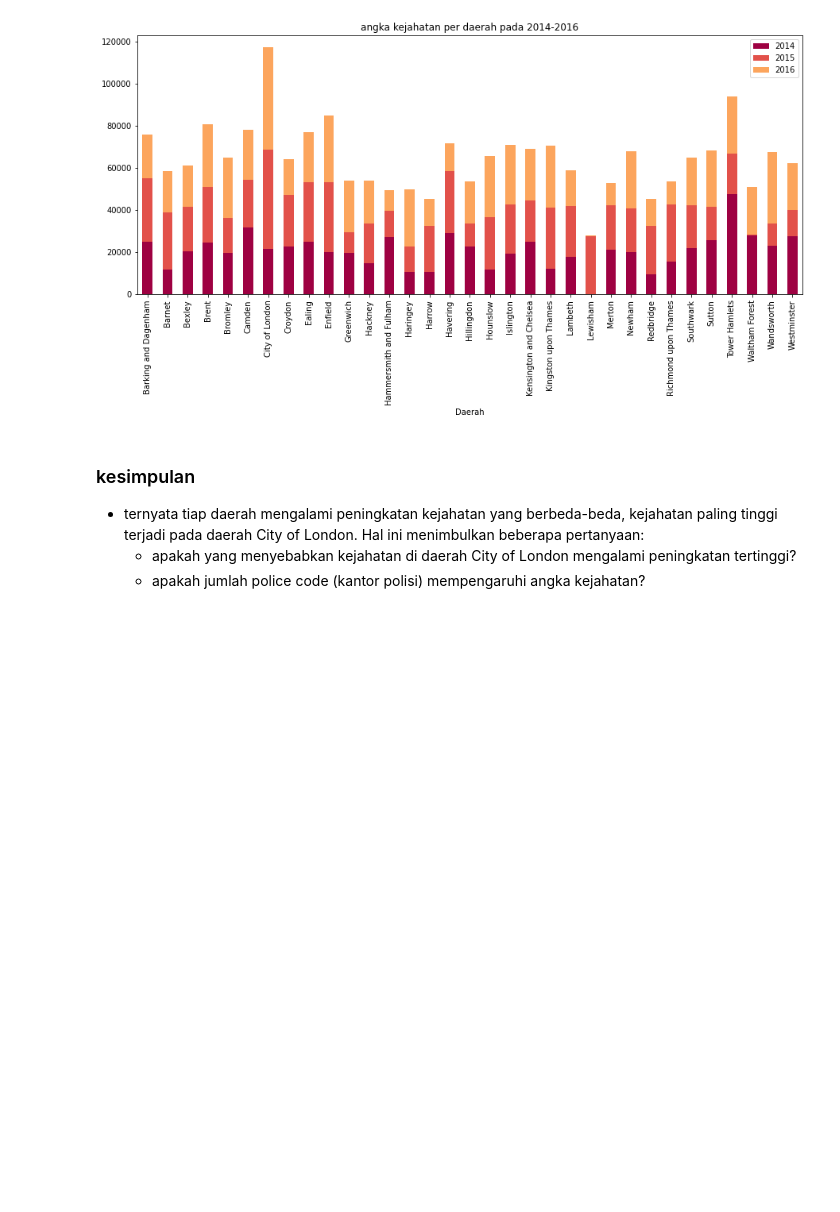
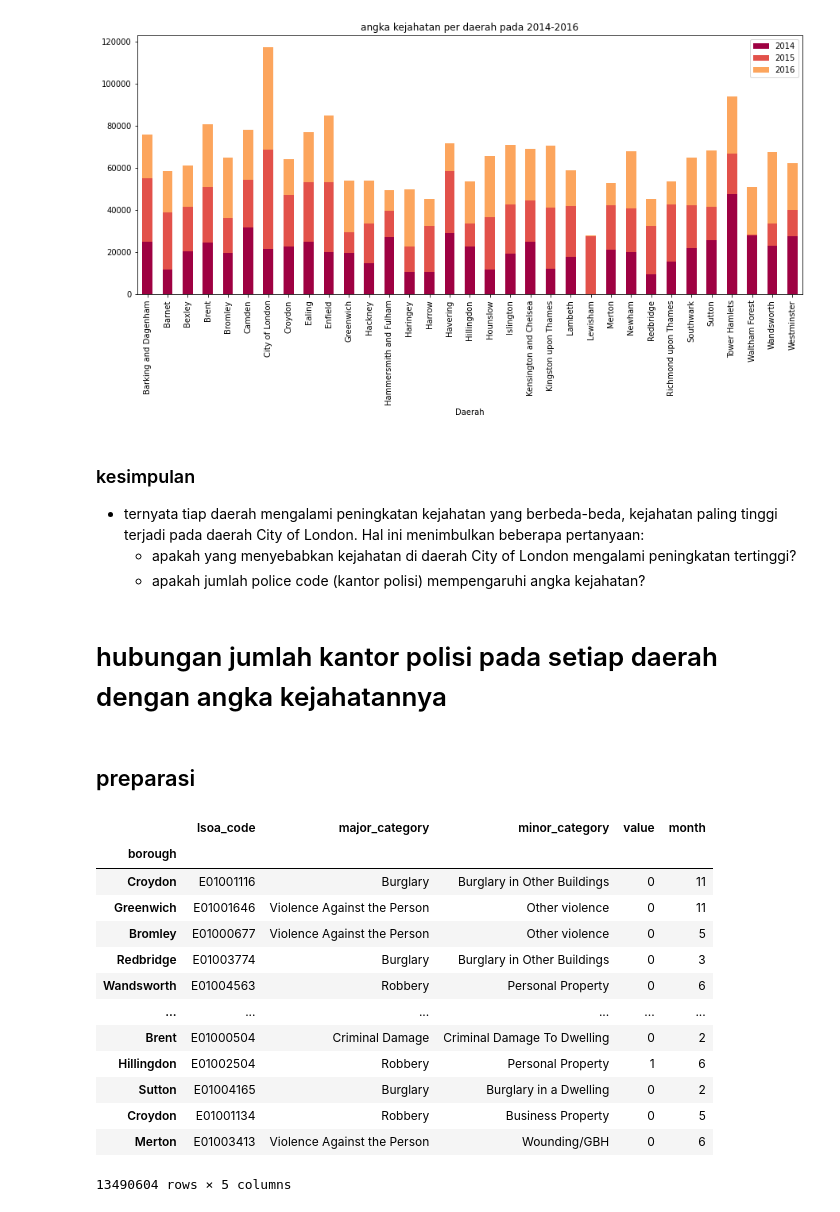
Before and after one commit to ainajefelina/Studi-Independen, a Jupyter notebook: Assignment 1/Percobaan 3/bismillah.ipynb, the cells around one changed output. Drawn from its saved outputs; the diff is of its cells as text; code cells hidden in the pictures; blank space fills up the shorter version.

```diff
--- a/Assignment 1/Percobaan 3/bismillah.ipynb
+++ b/Assignment 1/Percobaan 3/bismillah.ipynb
@@ -377,3 +378,25 @@ plt.show()
 - ternyata tiap daerah mengalami peningkatan kejahatan yang berbeda-beda, kejahatan paling tinggi terjadi pada daerah City of London. Hal ini menimbulkan beberapa pertanyaan:
     - apakah yang menyebabkan kejahatan di daerah City of London mengalami peningkatan tertinggi?
     - apakah jumlah police code (kantor polisi) mempengaruhi angka kejahatan?
+# %% [markdown]
+# hubungan jumlah kantor polisi pada setiap daerah dengan angka kejahatannya
+# %% [markdown]
+## preparasi
+# %%
+df_crime_london.set_index('borough', inplace=True)
+df_crime_london
+# %% [output]
+|  | lsoa_code | major_category | minor_category | value | month |
+| borough |  |  |  |  |  |
+| Croydon | E01001116 | Burglary | Burglary in Other Buildings | 0 | 11 |
+| Greenwich | E01001646 | Violence Against the Person | Other violence | 0 | 11 |
+| Bromley | E01000677 | Violence Against the Person | Other violence | 0 | 5 |
+| Redbridge | E01003774 | Burglary | Burglary in Other Buildings | 0 | 3 |
+| Wandsworth | E01004563 | Robbery | Personal Property | 0 | 6 |
+| ... | ... | ... | ... | ... | ... |
+| Brent | E01000504 | Criminal Damage | Criminal Damage To Dwelling | 0 | 2 |
+| Hillingdon | E01002504 | Robbery | Personal Property | 1 | 6 |
+| Sutton | E01004165 | Burglary | Burglary in a Dwelling | 0 | 2 |
+| Croydon | E01001134 | Robbery | Business Property | 0 | 5 |
+| Merton | E01003413 | Violence Against the Person | Wounding/GBH | 0 | 6 |
+13490604 rows × 5 columns
```
Also changed, not shown: parts of 6 cells of this notebook.
